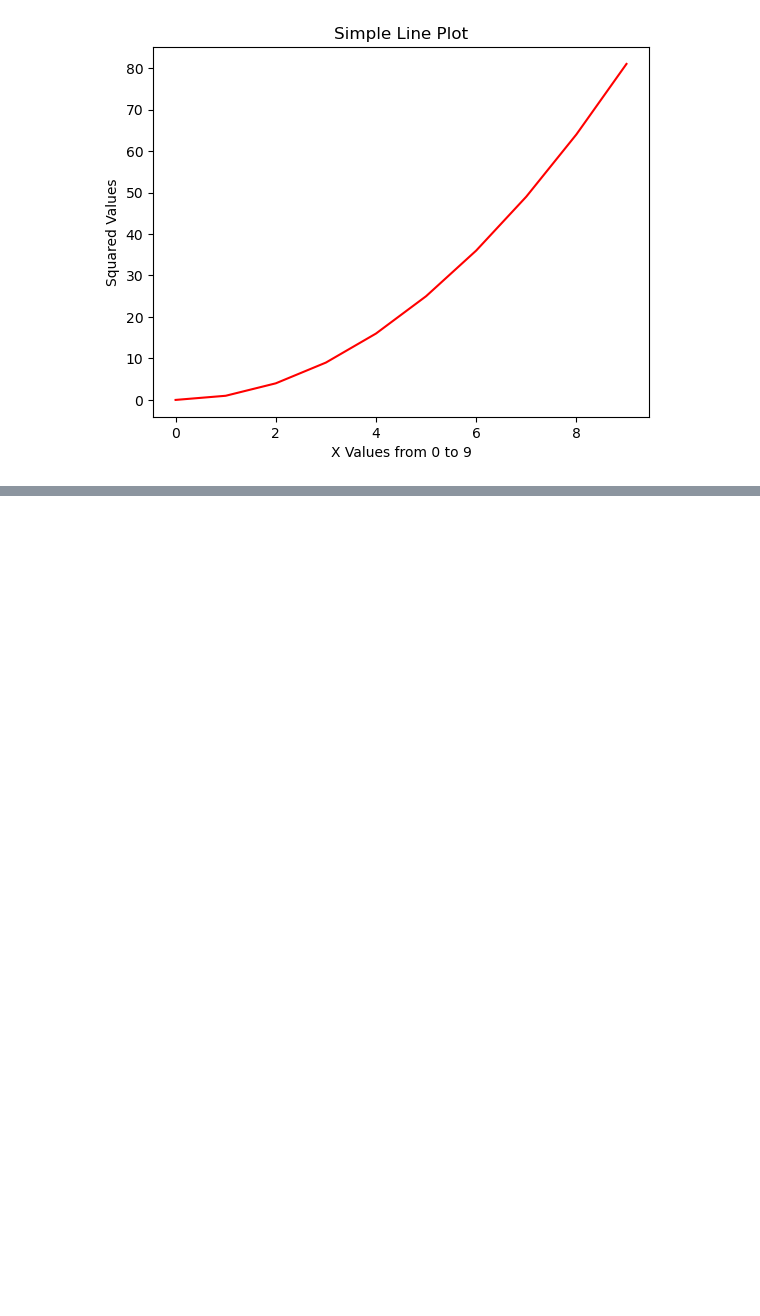
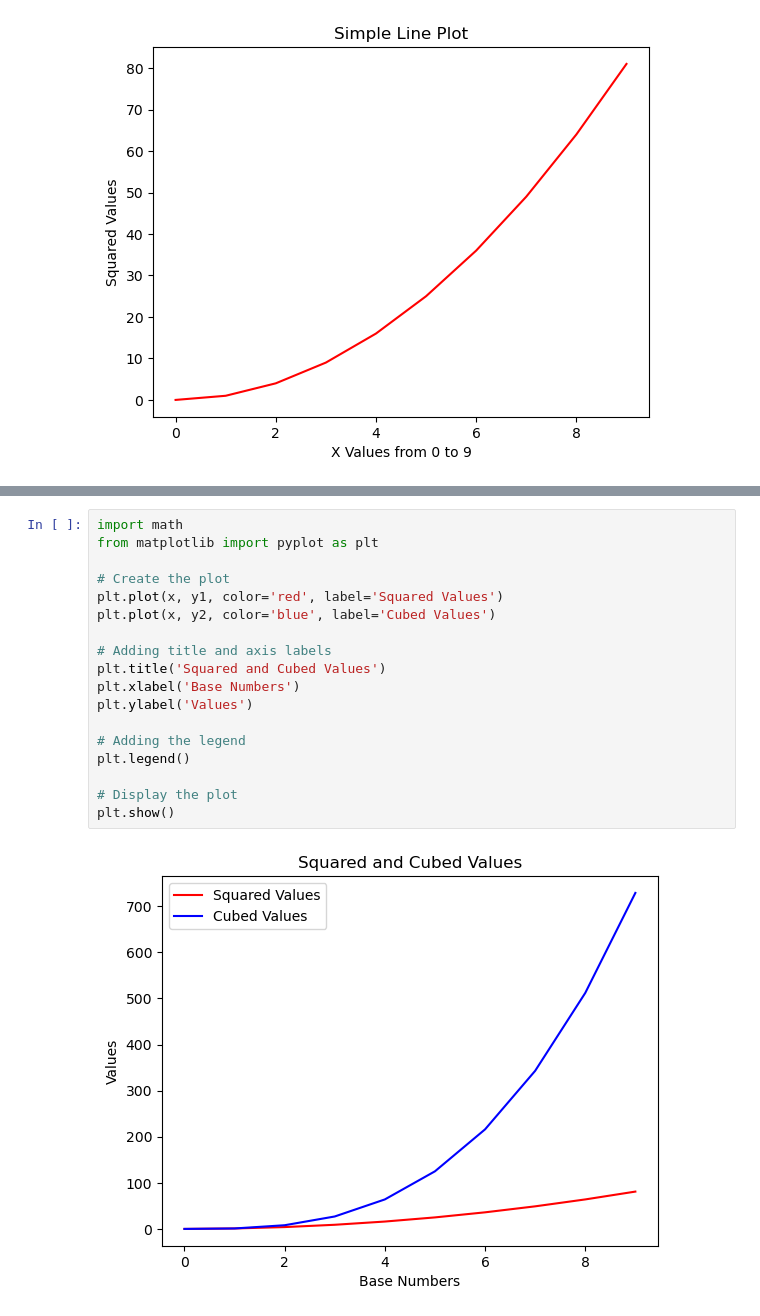
Before and after one commit to YingHan2/Phython-Project-1, a Jupyter notebook: Visualisation.ipynb, the cells around one changed output, grey strips where cells are left out. Saved outputs shown, nothing was run; the diff lists cells and outputs as text; blank space fills up the shorter version.

```diff
--- a/Visualisation.ipynb
+++ b/Visualisation.ipynb
@@ -24,0 +51,20 @@ plt.show()
+# %%
+import math
+from matplotlib import pyplot as plt
+
+# Create the plot
+plt.plot(x, y1, color='red', label='Squared Values')
+plt.plot(x, y2, color='blue', label='Cubed Values')
+
+# Adding title and axis labels
+plt.title('Squared and Cubed Values')
+plt.xlabel('Base Numbers')
+plt.ylabel('Values')
+
+# Adding the legend
+plt.legend()
+
+# Display the plot
+plt.show()
+# %% [output]
+[figure, added]
```
Also changed, not shown: parts of 5 cells of this notebook.
